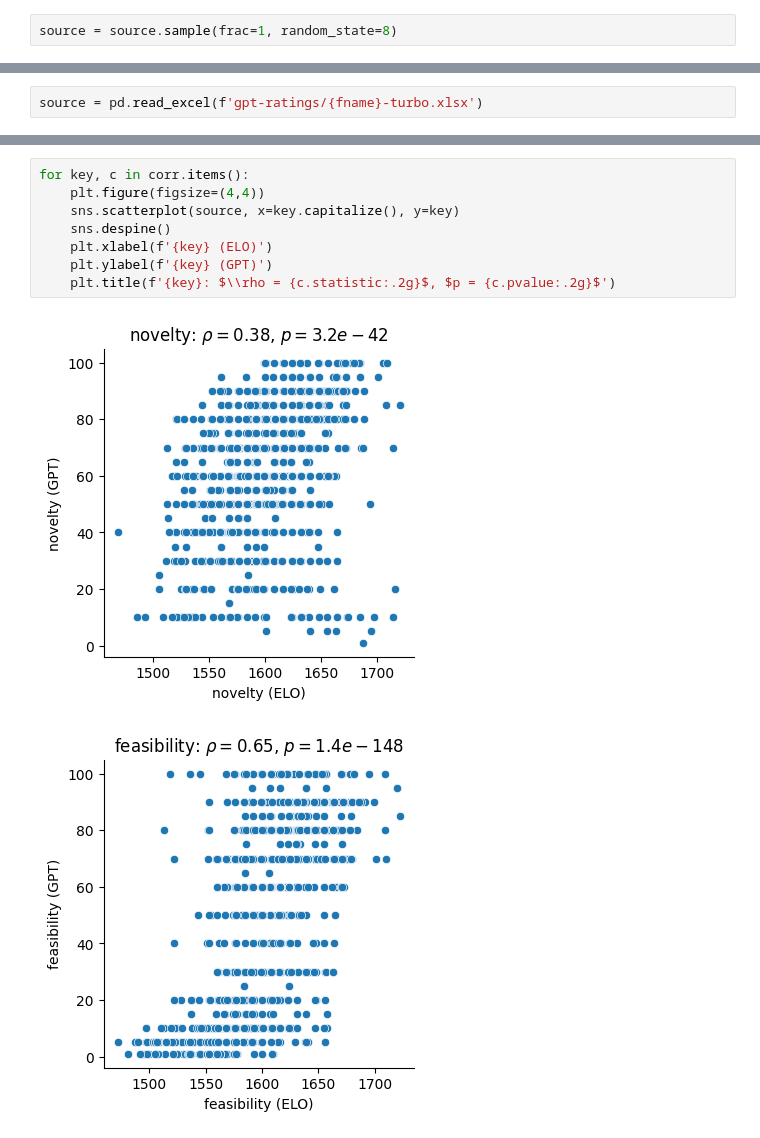
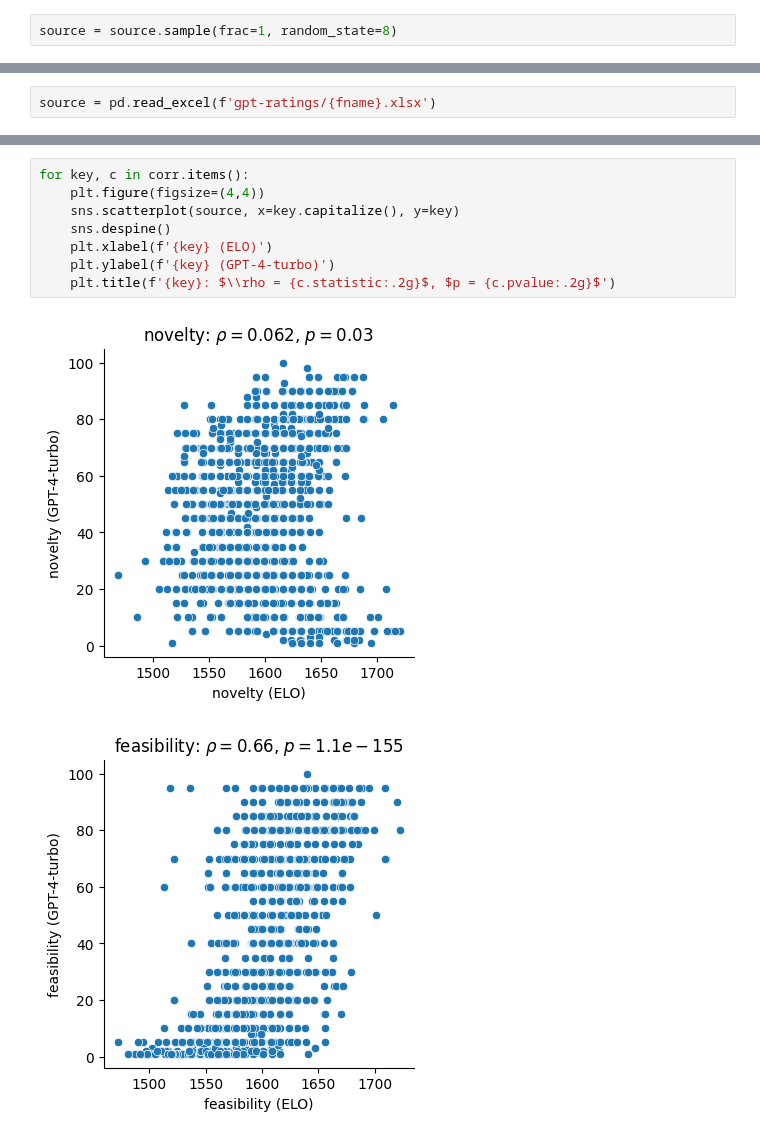
Before and after one commit to kernfel/judging-creativity-with-gpt, a Jupyter notebook: n_1r20i_numeric.turbo.ipynb, the cells around one changed output, grey strips where cells are left out. Drawn from its saved outputs; the diff is of its cells as text.

```diff
--- a/n_1r20i_numeric.turbo.ipynb
+++ b/n_1r20i_numeric.turbo.ipynb
@@ -46,5 +47,5 @@ source.to_excel(f'gpt-ratings/{fname}-turbo.xlsx')
 # %%
-source = pd.read_excel(f'gpt-ratings/{fname}-turbo.xlsx')
+source = pd.read_excel(f'gpt-ratings/{fname}.xlsx')
 # %%
 corr = {key: stats.spearmanr(source[[key.capitalize(), key]]) for key in annotate.measures}
 corr
@@ -93,11 +94,11 @@ for i, ax in enumerate(axs.flatten()):
 # %%
 for key, c in corr.items():
     plt.figure(figsize=(4,4))
     sns.scatterplot(source, x=key.capitalize(), y=key)
     sns.despine()
     plt.xlabel(f'{key} (ELO)')
-    plt.ylabel(f'{key} (GPT)')
+    plt.ylabel(f'{key} (GPT-4-turbo)')
     plt.title(f'{key}: $\\rho = {c.statistic:.2g}$, $p = {c.pvalue:.2g}$')
 # %% [output]
-[figure, old version]
+[figure, new version]
-[figure, old version]
+[figure, new version]
```
Also changed, not shown: parts of 10 cells of this notebook.
